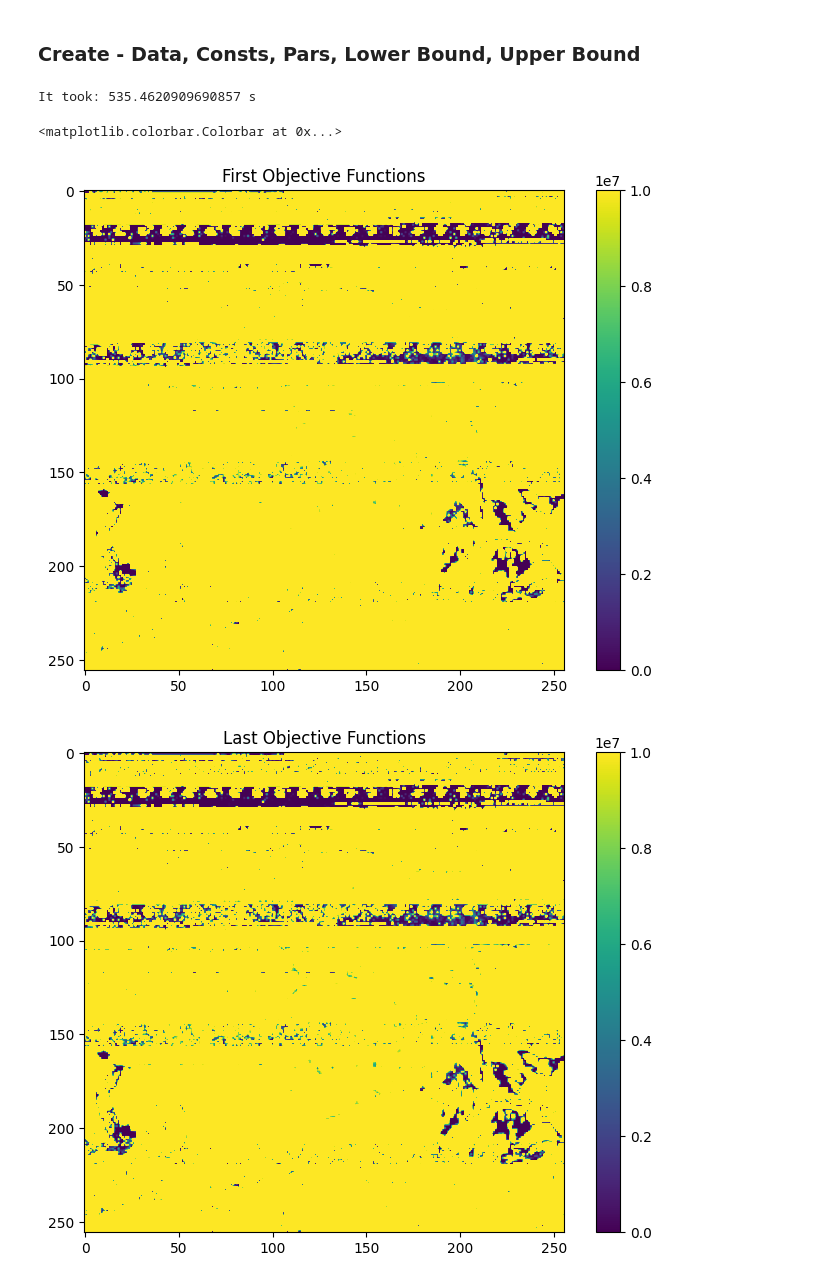
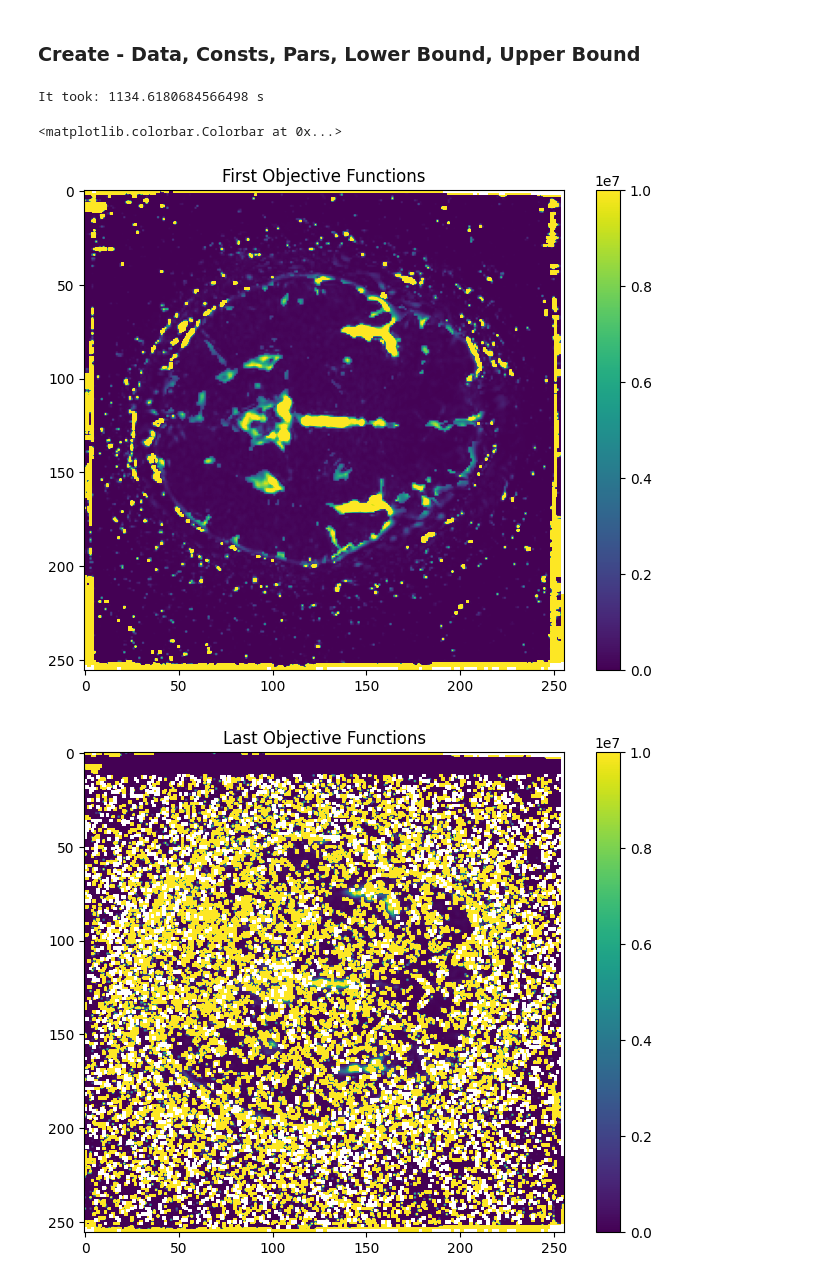
Before and after one commit to turbotage/pycompute, a Jupyter notebook: test_ivim.ipynb, the cells around one changed output. Saved outputs shown, nothing was run; the diff lists cells and outputs as text; code cells hidden in the pictures.

```diff
--- a/test_ivim.ipynb
+++ b/test_ivim.ipynb
@@ -22,8 +22,8 @@ import plot_utility as pu
 # %%
 nparam = 4
 
-slice_start = 15
-slice_stop = 35
+slice_start = 25
+slice_stop = 26
 
 # Data
 data = None
@@ -31,15 +31,18 @@ with open('data_ivim.npy', 'rb') as f:
     data = np.load(f)[:,:,slice_start:slice_stop,:]
 nvoxels = data.shape[0] * data.shape[1] * data.shape[2]
 ndata = data.shape[3]
-data_flat = data.flatten().reshape((1, ndata*nvoxels), order='C')
+#data_flat = data.flatten().reshape((1, ndata*nvoxels), order='C')
+data_flat = np.tile(np.reshape(np.array([908.02686, 905.39154, 906.08997, 700.7829, 753.0848, 859.9136,
+ 	   870.48846, 755.96893, 617.3499, 566.2044 , 746.62067, 662.47424,
+ 	   628.8806, 459.7746 , 643.30554, 318.58453, 416.5493, 348.34335,
+ 	   411.74026, 284.17468, 290.30487], dtype=np.float32), (1,21)), (1,nvoxels))
 
 # Consts
 consts = None
 with open('bvals_ivim.npy', 'rb') as f:
-    consts = np.load(f)
-consts_flat = np.empty((1, ndata*nvoxels), dtype=np.float32, order='C')
-for i in range(0,ndata):
-    consts_flat[:,i::21] = consts[i]
+    consts = np.load(f).astype(cp.float32)
+consts = np.reshape(consts, (1,21))
+consts_flat = np.tile(consts, (1, nvoxels))
 
 # Pars
 pars_dipy = None
@@ -49,8 +52,8 @@ with open('pars_ivim_dipytrr.npy', 'rb') as f:
 pars_flat = np.empty((nparam, nvoxels), dtype=np.float32)
 pars_flat[0,:] = 10000 #pars_dipy[:,:,:,0].flatten()
 pars_flat[1,:] = 0.5 #pars_dipy[:,:,:,1].flatten()
-pars_flat[2,:] = 0.05 #pars_dipy[:,:,:,2].flatten()
-pars_flat[3,:] = 0.002 #pars_dipy[:,:,:,3].flatten()
+pars_flat[2,:] = 0.01 #pars_dipy[:,:,:,2].flatten()
+pars_flat[3,:] = 0.001 #pars_dipy[:,:,:,3].flatten()
 
 lower_bound = cp.empty((nparam, nvoxels), dtype=np.float32)
 lower_bound[0,:] = np.finfo(np.float32).min
@@ -80,50 +83,65 @@ last_f = np.empty((1, nvoxels), dtype=np.float32)
 solm = clsq.SecondOrderLevenbergMarquardt(expr, pars_str, consts_str, ndata=ndata, dtype=cp.float32, write_to_file=True)
 
 start = time.time()
-for i in range(0,nchunks):
 
-	ptemp = pars_flat[:,i*chunk_size:(i+1)*chunk_size].copy(order='C')
-	ctemp = consts_flat[:,i*chunk_size*ndata:(i+1)*chunk_size*ndata].copy(order='C')
-	dtemp = data_flat[:,i*chunk_size*ndata:(i+1)*chunk_size*ndata].copy(order='C')
-	ltemp = lower_bound[:,i*chunk_size:(i+1)*chunk_size].copy(order='C')
-	utemp = upper_bound[:,i*chunk_size:(i+1)*chunk_size].copy(order='C')
+parscu = cp.array(pars_flat, dtype=cp.float32, copy=True, order='C')
+constscu = cp.array(consts_flat, dtype=cp.float32, copy=True, order='C')
+datacu = cp.array(data_flat, dtype=cp.float32, copy=True, order='C')
+lower_bound_cu = cp.array(lower_bound, dtype=cp.float32, copy=True, order='C')
+upper_bound_cu = cp.array(upper_bound, dtype=cp.float32, copy=True, order='C')
 
-	parscu = cp.array(ptemp, dtype=cp.float32, copy=True, order='C')
-	constscu = cp.array(ctemp, dtype=cp.float32, copy=True, order='C')
-	datacu = cp.array(dtemp, dtype=cp.float32, copy=True, order='C')
-	lower_bound_cu = cp.array(ltemp, dtype=cp.float32, copy=True, order='C')
-	upper_bound_cu = cp.array(utemp, dtype=cp.float32, copy=True, order='C')
+solm.setup(parscu, constscu, datacu, lower_bound_cu, upper_bound_cu)
+parscu = solm.run(100, 1e-30)
 
-	solm.setup(parscu, constscu, datacu, lower_bound_cu, upper_bound_cu)
-	solm.run(100, 1e-30)
+first_f = solm.first_f.get()
+last_f = solm.last_f.get()
 
-	first_f[:,i*chunk_size:(i+1)*chunk_size] = solm.first_f.get()
-	last_f[:,i*chunk_size:(i+1)*chunk_size] = solm.last_f.get()
+pars_flat = parscu.get()
 
-	pars_flat[:,i*chunk_size:(i+1)*chunk_size] = parscu.get()
+# for i in range(0,nchunks):
+
+# 	ptemp = pars_flat[:,i*chunk_size:(i+1)*chunk_size].copy(order='C')
+# 	ctemp = consts_flat[:,i*chunk_size*ndata:(i+1)*chunk_size*ndata].copy(order='C')
+# 	dtemp = data_flat[:,i*chunk_size*ndata:(i+1)*chunk_size*ndata].copy(order='C')
+# 	ltemp = lower_bound[:,i*chunk_size:(i+1)*chunk_size].copy(order='C')
+# 	utemp = upper_bound[:,i*chunk_size:(i+1)*chunk_size].copy(order='C')
+
+# 	parscu = cp.array(ptemp, dtype=cp.float32, copy=True, order='C')
+# 	constscu = cp.array(ctemp, dtype=cp.float32, copy=True, order='C')
+# 	datacu = cp.array(dtemp, dtype=cp.float32, copy=True, order='C')
+# 	lower_bound_cu = cp.array(ltemp, dtype=cp.float32, copy=True, order='C')
+# 	upper_bound_cu = cp.array(utemp, dtype=cp.float32, copy=True, order='C')
+
+# 	solm.setup(parscu, constscu, datacu, lower_bound_cu, upper_bound_cu)
+# 	parscu = solm.run(50, 1e-30)
+
+# 	first_f[:,i*chunk_size:(i+1)*chunk_size] = solm.first_f.get()
+# 	last_f[:,i*chunk_size:(i+1)*chunk_size] = solm.last_f.get()
+
+# 	pars_flat[:,i*chunk_size:(i+1)*chunk_size] = parscu.get()
 
 end = time.time()
 print('It took: ' + str(end - start) + ' s')
 # %% [output]
-It took: 535.4620909690857 s
+It took: 1134.6180684566498 s
 # %%
 ffig1 = plt.figure()
 fax1 = ffig1.add_axes([0,0,1,1])
-ffigdata1 = fax1.imshow(np.reshape(first_f, (data.shape[0], data.shape[1], data.shape[2]))[:,:,15])
+ffigdata1 = fax1.imshow(np.reshape(first_f, (data.shape[0], data.shape[1], data.shape[2]))[:,:,0])
 fax1.set_title('First Objective Functions')
 ffigdata1.set_clim(0.0, 1e7)
 ffig1.colorbar(ffigdata1, ax=fax1)
 
 ffig2 = plt.figure()
 fax2 = ffig2.add_axes([0,0,1,1])
-ffigdata2 = fax2.imshow(np.reshape(last_f, (data.shape[0], data.shape[1], data.shape[2]))[:,:,15])
+ffigdata2 = fax2.imshow(np.reshape(last_f, (data.shape[0], data.shape[1], data.shape[2]))[:,:,0])
 fax2.set_title('Last Objective Functions')
 ffigdata2.set_clim(0.0, 1e7)
 ffig2.colorbar(ffigdata2, ax=fax2)
 # %% [output]
 <matplotlib.colorbar.Colorbar at 0x...>
-[figure, old version]
+[figure, new version]
-[figure, old version]
+[figure, new version]
 # %%
 pars_flat_back = np.transpose(np.reshape(pars_flat, (4, data.shape[0], data.shape[1], data.shape[2])), (1,2,3,0))
 # %%
```
Also changed, not shown: parts of 6 cells of this notebook, 4 other files.
